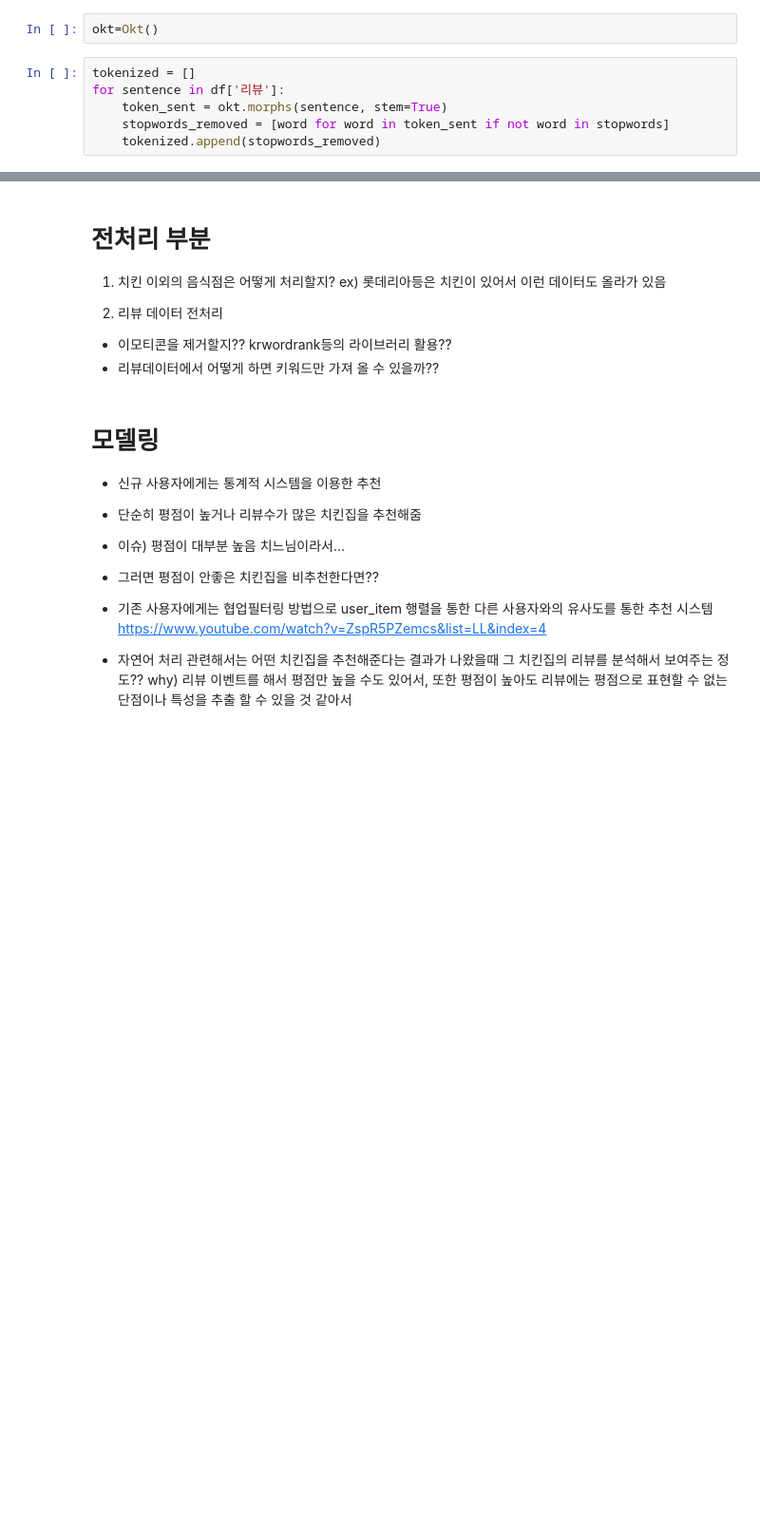
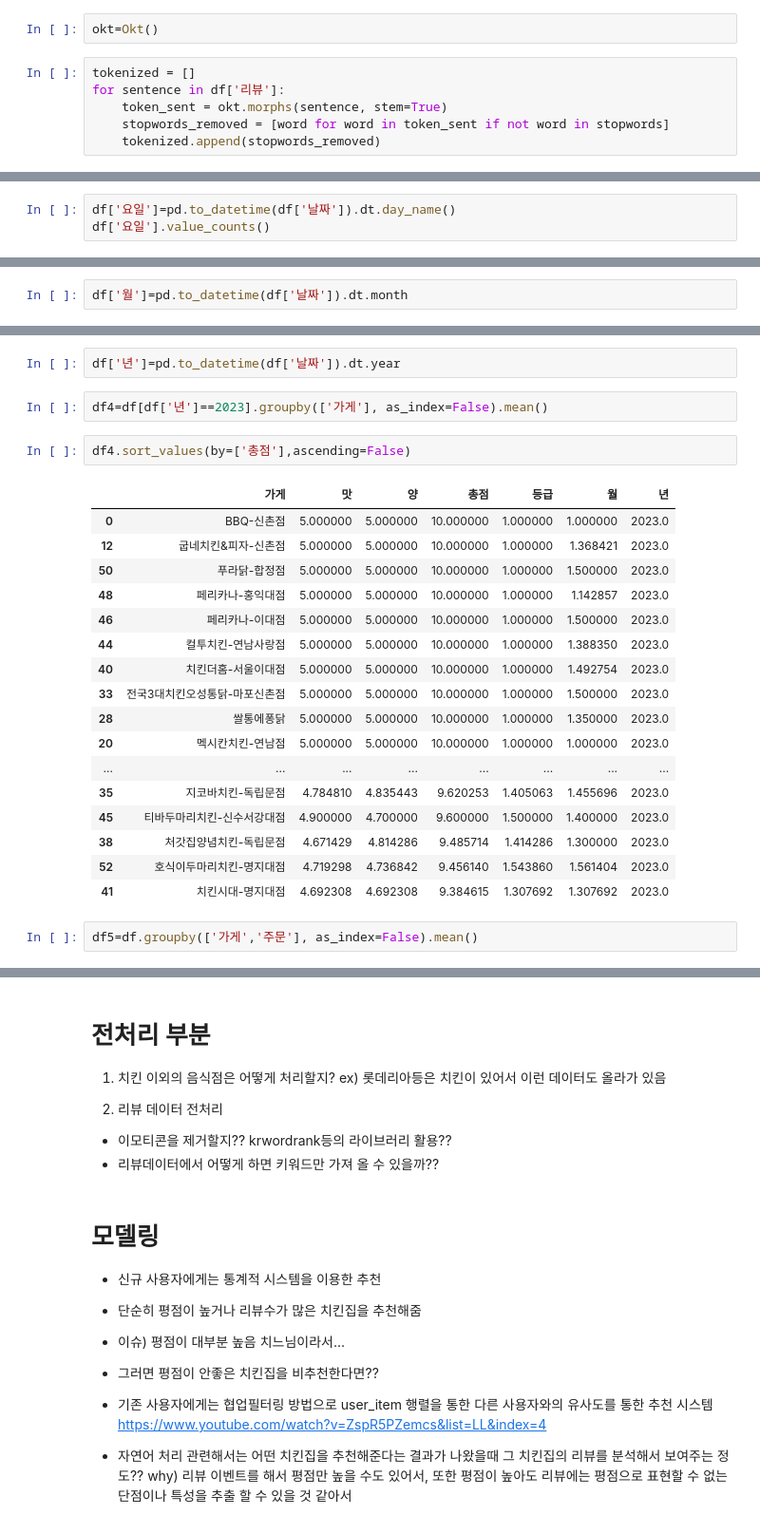
Before and after one commit to synoti21/BOAZ-Mini-Project1, a Jupyter notebook: 요기요_치킨_추천시스템(김주은).ipynb, the cells around one changed output, grey strips where cells are left out. Shown at 95% size. Drawn from its saved outputs; the diff is of its cells as text; blank space fills up the shorter version.

```diff
--- a/요기요_치킨_추천시스템(김주은).ipynb
+++ b/요기요_치킨_추천시스템(김주은).ipynb
@@ -252,0 +219,3 @@ for sentence in df['리뷰']:
+# %%
+df['요일']=pd.to_datetime(df['날짜']).dt.day_name()
+df['요일'].value_counts()
@@ -252,0 +273,2 @@ for sentence in df['리뷰']:
+# %%
+df['월']=pd.to_datetime(df['날짜']).dt.month
@@ -252,0 +297,26 @@ for sentence in df['리뷰']:
+# %%
+df['년']=pd.to_datetime(df['날짜']).dt.year
+# %%
+df4=df[df['년']==2023].groupby(['가게'], as_index=False).mean()
+# %%
+df4.sort_values(by=['총점'],ascending=False)
+# %% [output]
+|  | 가게 | 맛 | 양 | 총점 | 등급 | 월 | 년 |
+| 0 | BBQ-신촌점 | 5.000000 | 5.000000 | 10.000000 | 1.000000 | 1.000000 | 2023.0 |
+| 12 | 굽네치킨&피자-신촌점 | 5.000000 | 5.000000 | 10.000000 | 1.000000 | 1.368421 | 2023.0 |
+| 50 | 푸라닭-합정점 | 5.000000 | 5.000000 | 10.000000 | 1.000000 | 1.500000 | 2023.0 |
+| 48 | 페리카나-홍익대점 | 5.000000 | 5.000000 | 10.000000 | 1.000000 | 1.142857 | 2023.0 |
+| 46 | 페리카나-이대점 | 5.000000 | 5.000000 | 10.000000 | 1.000000 | 1.500000 | 2023.0 |
+| 44 | 컬투치킨-연남사랑점 | 5.000000 | 5.000000 | 10.000000 | 1.000000 | 1.388350 | 2023.0 |
+| 40 | 치킨더홈-서울이대점 | 5.000000 | 5.000000 | 10.000000 | 1.000000 | 1.492754 | 2023.0 |
+| 33 | 전국3대치킨오성통닭-마포신촌점 | 5.000000 | 5.000000 | 10.000000 | 1.000000 | 1.500000 | 2023.0 |
+| 28 | 쌀통에퐁닭 | 5.000000 | 5.000000 | 10.000000 | 1.000000 | 1.350000 | 2023.0 |
+| 20 | 멕시칸치킨-연남점 | 5.000000 | 5.000000 | 10.000000 | 1.000000 | 1.000000 | 2023.0 |
+| ... | ... | ... | ... | ... | ... | ... | ... |
+| 35 | 지코바치킨-독립문점 | 4.784810 | 4.835443 | 9.620253 | 1.405063 | 1.455696 | 2023.0 |
+| 45 | 티바두마리치킨-신수서강대점 | 4.900000 | 4.700000 | 9.600000 | 1.500000 | 1.400000 | 2023.0 |
+| 38 | 처갓집양념치킨-독립문점 | 4.671429 | 4.814286 | 9.485714 | 1.414286 | 1.300000 | 2023.0 |
+| 52 | 호식이두마리치킨-명지대점 | 4.719298 | 4.736842 | 9.456140 | 1.543860 | 1.561404 | 2023.0 |
+| 41 | 치킨시대-명지대점 | 4.692308 | 4.692308 | 9.384615 | 1.307692 | 1.307692 | 2023.0 |
+# %%
+df5=df.groupby(['가게','주문'], as_index=False).mean()
```
Also changed, not shown: parts of 27 cells of this notebook.
